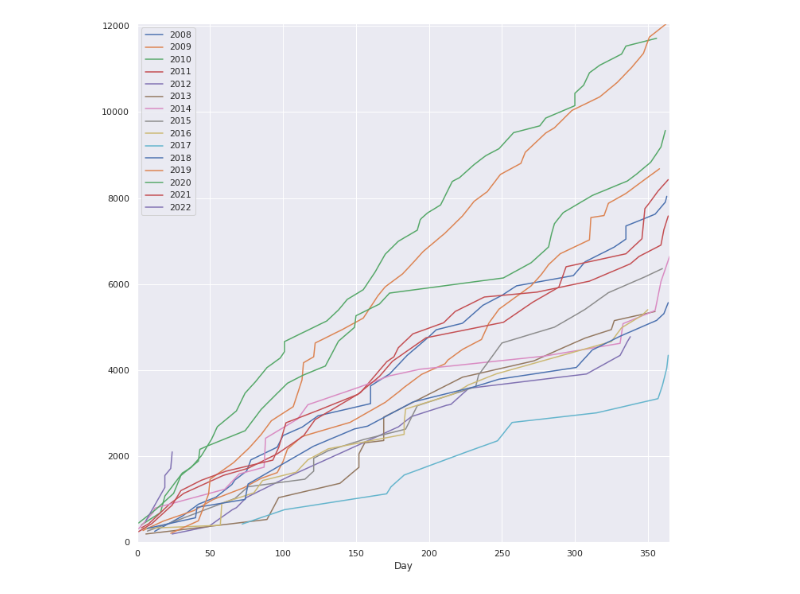
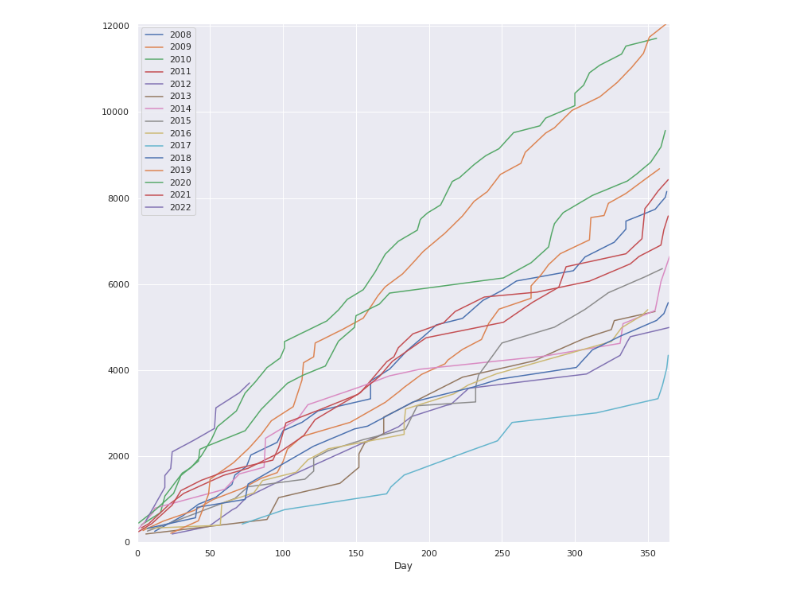
Before and after one commit to DrSkippy/php_books_database, a Jupyter notebook: tools/book_reports.ipynb, the cells around one changed output. Saved outputs shown, nothing was run; the diff lists cells and outputs as text; code cells hidden in the pictures.

```diff
--- a/tools/book_reports.ipynb
+++ b/tools/book_reports.ipynb
@@ -24 +9,6 @@ with open(config_filename, "r") as config_file:
+# %%
+from bookdbtool.repl_tools import *
+from bookdbtool.visualizations import running_total_comparison, yearly_comparisons
+
+bc = BC_Tool()
 # %%
@@ -84,0 +161,3 @@ yearly_comparisons(df, int(target_year))
+# %%
+bc.books_read_by_year()
+df = bc.result
@@ -85,4 +182,4 @@ yearly_comparisons(df, int(target_year))
 # %%
-running_total_comparison(bt.get_running_year_dataframe(), window=15)
+running_total_comparison(df, window=15)
 # %% [output]
-[figure, old version]
+[figure, new version]
```
Also changed, not shown: parts of 16 cells of this notebook, 3 other files.
